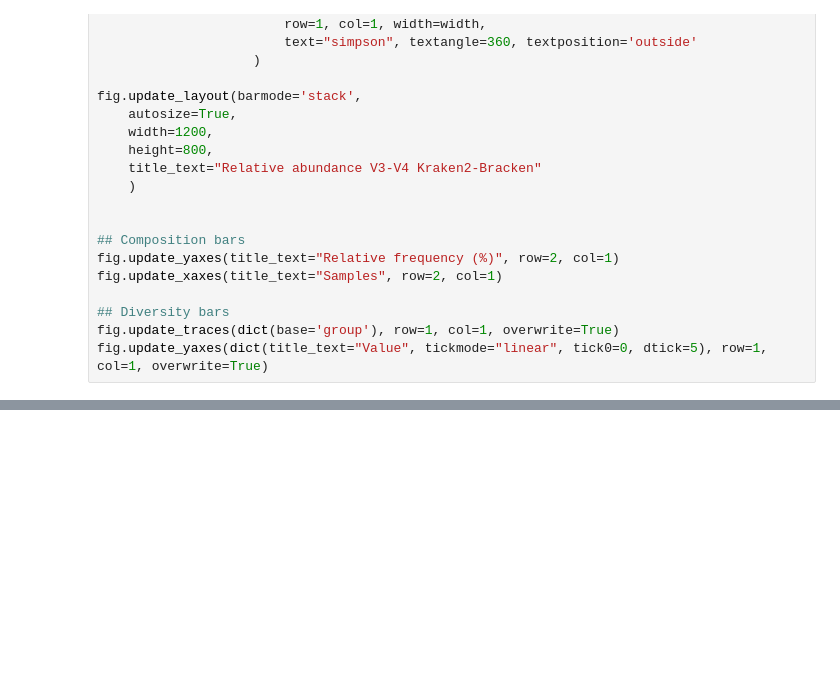
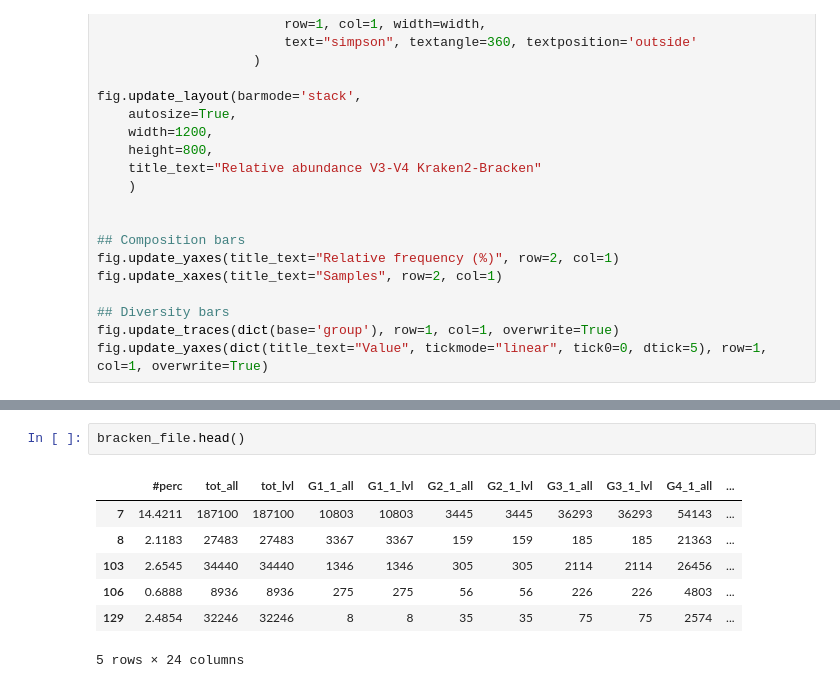
Before and after one commit to juanjo255/MAUS, a Jupyter notebook: utils/plot_bracken.ipynb, the cells around one changed output, grey strips where cells are left out. Cells and saved outputs as stored; diff of their text form; blank space fills up the shorter version.

```diff
--- a/utils/plot_bracken.ipynb
+++ b/utils/plot_bracken.ipynb
@@ -102,0 +121,10 @@ fig.update_yaxes(dict(title_text="Value", tickmode="linear", tick0=0, dtick=5),
+# %%
+bracken_file.head()
+# %% [output]
+|  | #perc | tot_all | tot_lvl | G1_1_all | G1_1_lvl | G2_1_all | G2_1_lvl | G3_1_all | G3_1_lvl | G4_1_all | ... |
+| 7 | 14.4211 | 187100 | 187100 | 10803 | 10803 | 3445 | 3445 | 36293 | 36293 | 54143 | ... |
+| 8 | 2.1183 | 27483 | 27483 | 3367 | 3367 | 159 | 159 | 185 | 185 | 21363 | ... |
+| 103 | 2.6545 | 34440 | 34440 | 1346 | 1346 | 305 | 305 | 2114 | 2114 | 26456 | ... |
+| 106 | 0.6888 | 8936 | 8936 | 275 | 275 | 56 | 56 | 226 | 226 | 4803 | ... |
+| 129 | 2.4854 | 32246 | 32246 | 8 | 8 | 35 | 35 | 75 | 75 | 2574 | ... |
+5 rows × 24 columns
```
Also changed, not shown: parts of 7 cells of this notebook, 1 other file.
